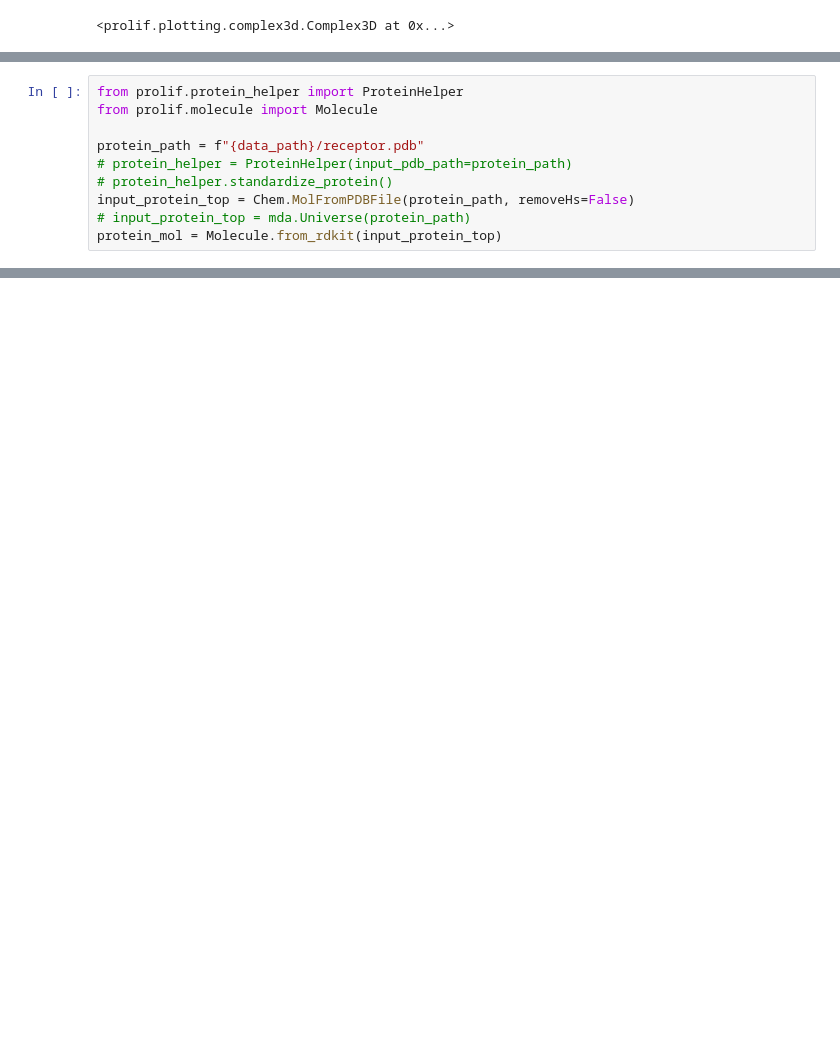
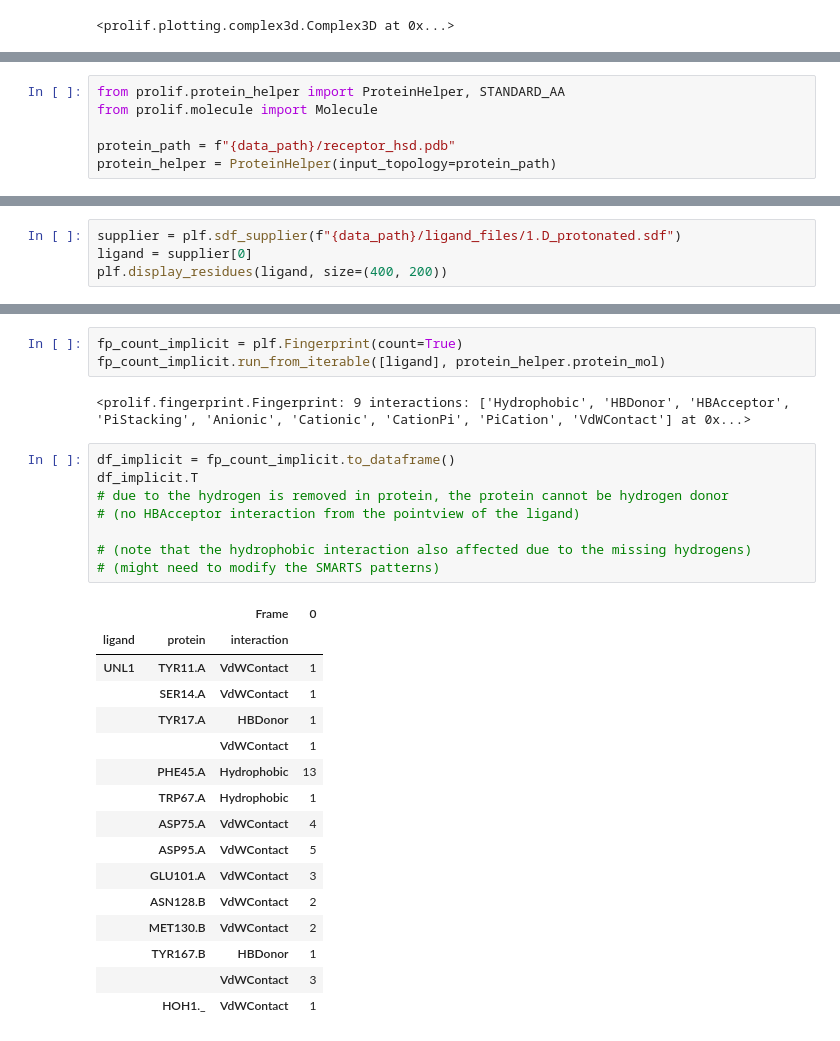
Before and after one commit to chemosim-lab/ProLIF, a Jupyter notebook: docs/notebooks/implicit-hbond.ipynb, the cells around one changed output, grey strips where cells are left out. Saved outputs shown, nothing was run; the diff lists cells and outputs as text; blank space fills up the shorter version.

```diff
--- a/docs/notebooks/implicit-hbond.ipynb
+++ b/docs/notebooks/implicit-hbond.ipynb
@@ -94,10 +86,6 @@ view
 # %%
-from prolif.protein_helper import ProteinHelper
+from prolif.protein_helper import ProteinHelper, STANDARD_AA
 from prolif.molecule import Molecule
 
-protein_path = f"{data_path}/receptor.pdb"
-# protein_helper = ProteinHelper(input_pdb_path=protein_path)
-# protein_helper.standardize_protein()
-input_protein_top = Chem.MolFromPDBFile(protein_path, removeHs=False)
-# input_protein_top = mda.Universe(protein_path)
-protein_mol = Molecule.from_rdkit(input_protein_top)
+protein_path = f"{data_path}/receptor_hsd.pdb"
+protein_helper = ProteinHelper(input_topology=protein_path)
@@ -111,0 +103,4 @@ plf.display_residues(protein_mol, slice(0, 10))
+# %%
+supplier = plf.sdf_supplier(f"{data_path}/ligand_files/1.D_protonated.sdf")
+ligand = supplier[0]
+plf.display_residues(ligand, size=(400, 200))
@@ -111,0 +109,30 @@ plf.display_residues(protein_mol, slice(0, 10))
+# %%
+fp_count_implicit = plf.Fingerprint(count=True)
+fp_count_implicit.run_from_iterable([ligand], protein_helper.protein_mol)
+# %% [output]
+<prolif.fingerprint.Fingerprint: 9 interactions: ['Hydrophobic', 'HBDonor', 'HBAcceptor', 'PiStacking', 'Anionic', 'Cationic', 'CationPi', 'PiCation', 'VdWContact'] at 0x...>
+# %%
+df_implicit = fp_count_implicit.to_dataframe()
+df_implicit.T
+# due to the hydrogen is removed in protein, the protein cannot be hydrogen donor
+# (no HBAcceptor interaction from the pointview of the ligand)
+
+# (note that the hydrophobic interaction also affected due to the missing hydrogens)
+# (might need to modify the SMARTS patterns)
+# %% [output]
+|  |  | Frame | 0 |
+| ligand | protein | interaction |  |
+| UNL1 | TYR11.A | VdWContact | 1 |
+|  | SER14.A | VdWContact | 1 |
+|  | TYR17.A | HBDonor | 1 |
+|  |  | VdWContact | 1 |
+|  | PHE45.A | Hydrophobic | 13 |
+|  | TRP67.A | Hydrophobic | 1 |
+|  | ASP75.A | VdWContact | 4 |
+|  | ASP95.A | VdWContact | 5 |
+|  | GLU101.A | VdWContact | 3 |
+|  | ASN128.B | VdWContact | 2 |
+|  | MET130.B | VdWContact | 2 |
+|  | TYR167.B | HBDonor | 1 |
+|  |  | VdWContact | 3 |
+|  | HOH1._ | VdWContact | 1 |
```
Also changed, not shown: parts of 14 cells of this notebook, 4 other files.
